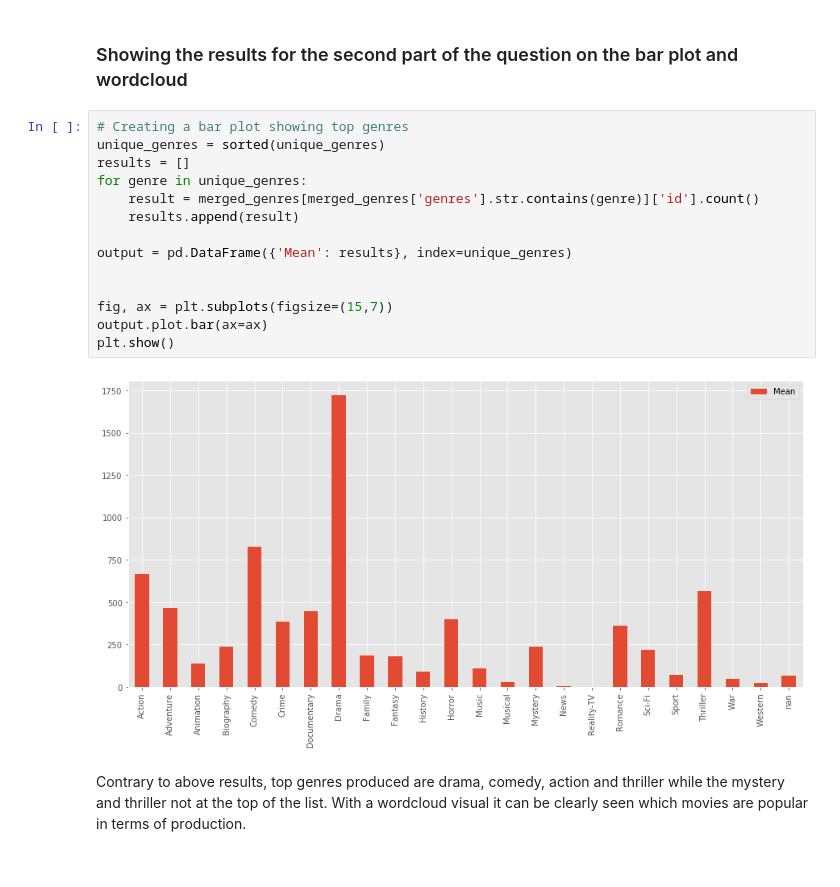
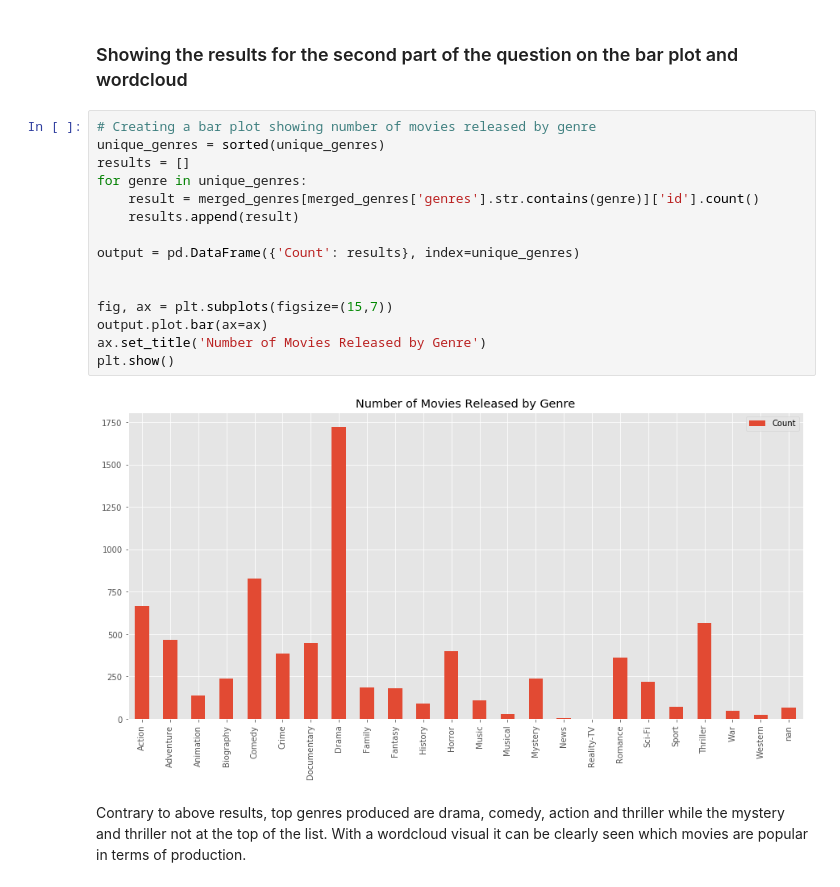
Before and after one commit to esraguzel/dsc-mod-1-project-v2-1-onl01-dtsc-ft-012120, a Jupyter notebook: student.ipynb, the cells around one changed output. Drawn from its saved outputs; the diff is of its cells as text.

```diff
--- a/student.ipynb
+++ b/student.ipynb
@@ -803,21 +807,22 @@ For Domestic ROI ratio mystery and horror has the highest numbers followed by sp
 # %% [markdown]
 ### Showing the results for the second part of the question on the bar plot and wordcloud
 # %%
-# Creating a bar plot showing top genres
+# Creating a bar plot showing number of movies released by genre
 unique_genres = sorted(unique_genres)
 results = []
 for genre in unique_genres:
     result = merged_genres[merged_genres['genres'].str.contains(genre)]['id'].count()
     results.append(result)
 
-output = pd.DataFrame({'Mean': results}, index=unique_genres)
+output = pd.DataFrame({'Count': results}, index=unique_genres)
 
 
 fig, ax = plt.subplots(figsize=(15,7))
 output.plot.bar(ax=ax)
+ax.set_title('Number of Movies Released by Genre')
 plt.show()
 # %% [output]
-[figure, old version]
+[figure, new version]
 # %% [markdown]
 Contrary to above results, top genres produced are drama, comedy, action and thriller while the mystery and thriller not at the top of the list. With a wordcloud visual it can be clearly seen which movies are popular in terms of production.
 # %%
```
Also changed, not shown: parts of 8 cells of this notebook, 1 other file.
